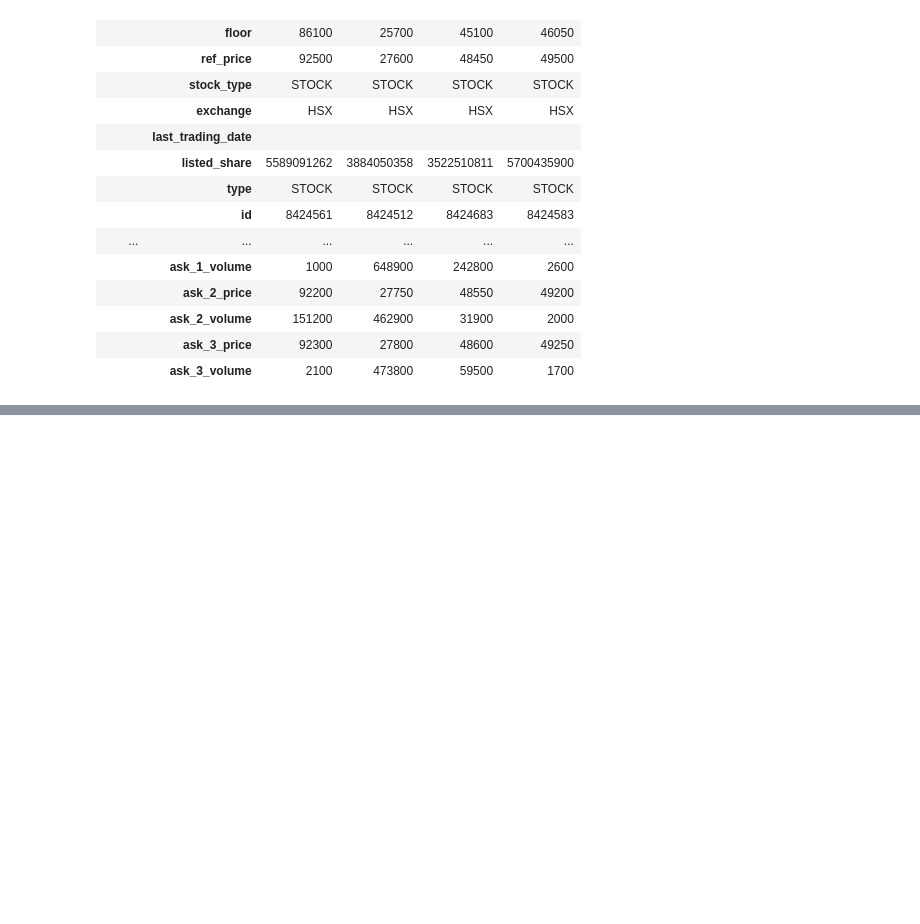
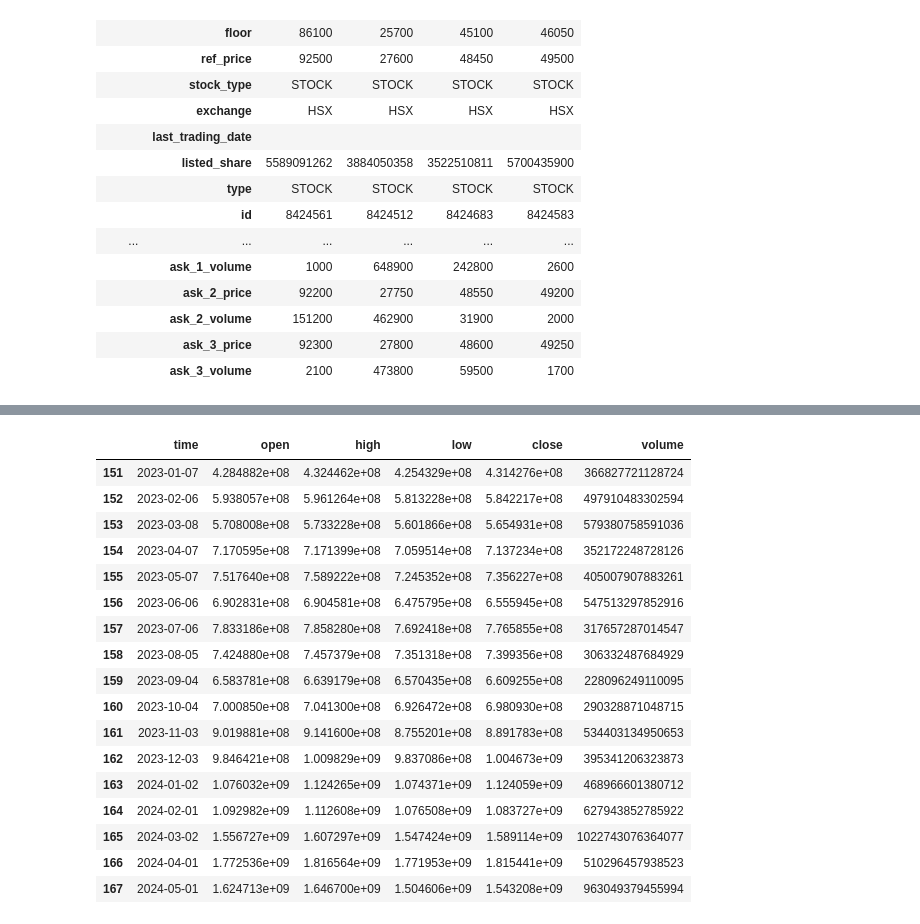
Before and after one commit to thinh-vu/vnstock, a Jupyter notebook: docs/vnstock3_demo.ipynb, the cells around one changed output, grey strips where cells are left out. Cells and saved outputs as stored; diff of their text form; code cells hidden in the pictures; blank space fills up the shorter version.

```diff
--- a/docs/vnstock3_demo.ipynb
+++ b/docs/vnstock3_demo.ipynb
@@ -183,0 +479,23 @@ stock.trading.price_board(['VCB','ACB','TCB','BID']).T # Bỏ .T để xoay tr
+# %%
+crypto = Vnstock().crypto(symbol='BTC', source='MSN')
+df = crypto.quote.history(start='2023-01-01', end='2024-12-31', interval='1D')
+df
+# %% [output]
+|  | time | open | high | low | close | volume |
+| 151 | 2023-01-07 | 4.284882e+08 | 4.324462e+08 | 4.254329e+08 | 4.314276e+08 | 366827721128724 |
+| 152 | 2023-02-06 | 5.938057e+08 | 5.961264e+08 | 5.813228e+08 | 5.842217e+08 | 497910483302594 |
+| 153 | 2023-03-08 | 5.708008e+08 | 5.733228e+08 | 5.601866e+08 | 5.654931e+08 | 579380758591036 |
+| 154 | 2023-04-07 | 7.170595e+08 | 7.171399e+08 | 7.059514e+08 | 7.137234e+08 | 352172248728126 |
+| 155 | 2023-05-07 | 7.517640e+08 | 7.589222e+08 | 7.245352e+08 | 7.356227e+08 | 405007907883261 |
+| 156 | 2023-06-06 | 6.902831e+08 | 6.904581e+08 | 6.475795e+08 | 6.555945e+08 | 547513297852916 |
+| 157 | 2023-07-06 | 7.833186e+08 | 7.858280e+08 | 7.692418e+08 | 7.765855e+08 | 317657287014547 |
+| 158 | 2023-08-05 | 7.424880e+08 | 7.457379e+08 | 7.351318e+08 | 7.399356e+08 | 306332487684929 |
+| 159 | 2023-09-04 | 6.583781e+08 | 6.639179e+08 | 6.570435e+08 | 6.609255e+08 | 228096249110095 |
+| 160 | 2023-10-04 | 7.000850e+08 | 7.041300e+08 | 6.926472e+08 | 6.980930e+08 | 290328871048715 |
+| 161 | 2023-11-03 | 9.019881e+08 | 9.141600e+08 | 8.755201e+08 | 8.891783e+08 | 534403134950653 |
+| 162 | 2023-12-03 | 9.846421e+08 | 1.009829e+09 | 9.837086e+08 | 1.004673e+09 | 395341206323873 |
+| 163 | 2024-01-02 | 1.076032e+09 | 1.124265e+09 | 1.074371e+09 | 1.124059e+09 | 468966601380712 |
+| 164 | 2024-02-01 | 1.092982e+09 | 1.112608e+09 | 1.076508e+09 | 1.083727e+09 | 627943852785922 |
+| 165 | 2024-03-02 | 1.556727e+09 | 1.607297e+09 | 1.547424e+09 | 1.589114e+09 | 1022743076364077 |
+| 166 | 2024-04-01 | 1.772536e+09 | 1.816564e+09 | 1.771953e+09 | 1.815441e+09 | 510296457938523 |
+| 167 | 2024-05-01 | 1.624713e+09 | 1.646700e+09 | 1.504606e+09 | 1.543208e+09 | 963049379455994 |
```
Also changed, not shown: parts of 41 cells of this notebook, 7 other files.
